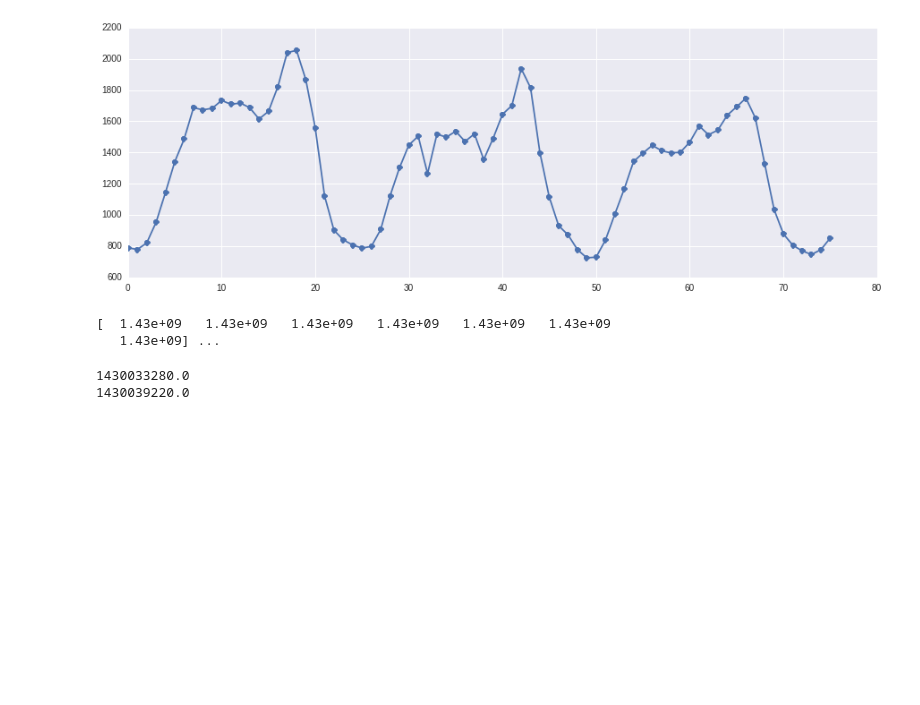
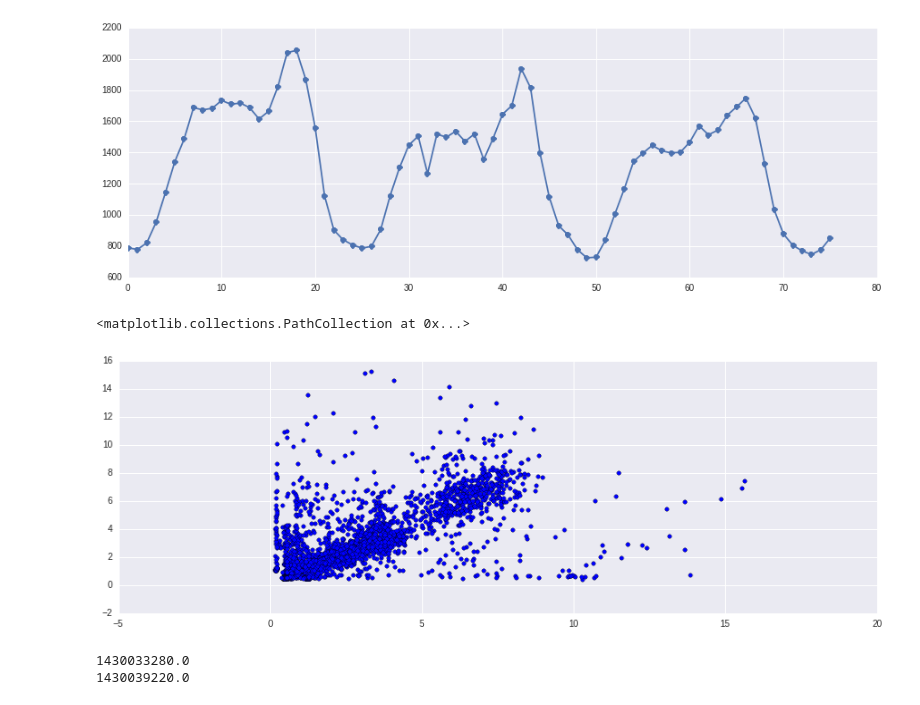
Before and after one commit to kutzi/Statistics-for-Engineers, a Jupyter notebook: Episode 1 -- Visualizing Data.ipynb, the cells around one changed output. Cells and saved outputs as stored; diff of their text form; code cells hidden in the pictures; blank space fills up the shorter version.

```diff
--- a/Episode 1 -- Visualizing Data.ipynb
+++ b/Episode 1 -- Visualizing Data.ipynb
@@ -194,17 +194,17 @@ plt.plot(X,'o-');
 # %%
 table = np.genfromtxt("DataSets/dc1cpu.csv", delimiter=",", usecols=(0,1,2,3,4,5))
 T = table[:,0]
 A = table[:,1]
 B = table[:,2]
-print T[:7], "..."
+#print T[:7], "..."
 #print A[:7], "..."
 #print B[:7], "..."
 #plt.scatter(T,A)
 #plt.scatter(T,B)
-#plt.scatter(A,B)
+plt.scatter(A,B)
 # %% [output]
-[  1.43e+09   1.43e+09   1.43e+09   1.43e+09   1.43e+09   1.43e+09
-   1.43e+09] ...
+<matplotlib.collections.PathCollection at 0x...>
+[figure, added]
 # %%
 import datetime
 Z = table[:]
```
Also changed, not shown: parts of 1 cell of this notebook.
